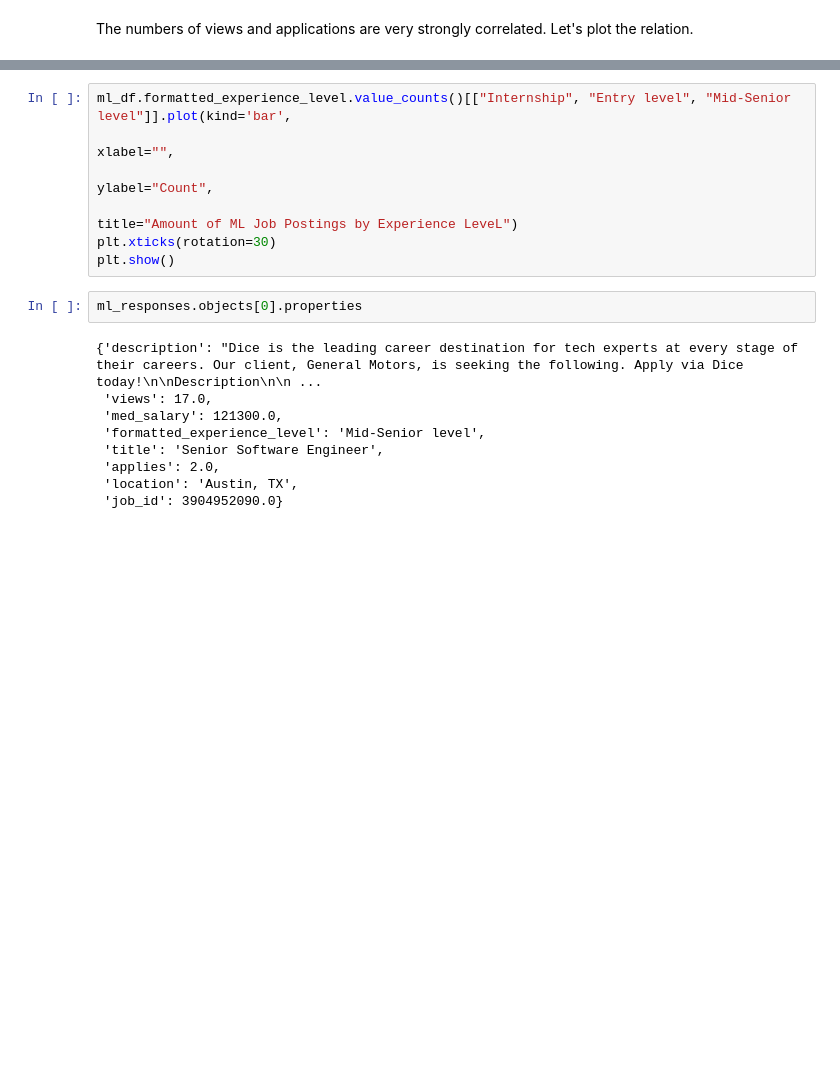
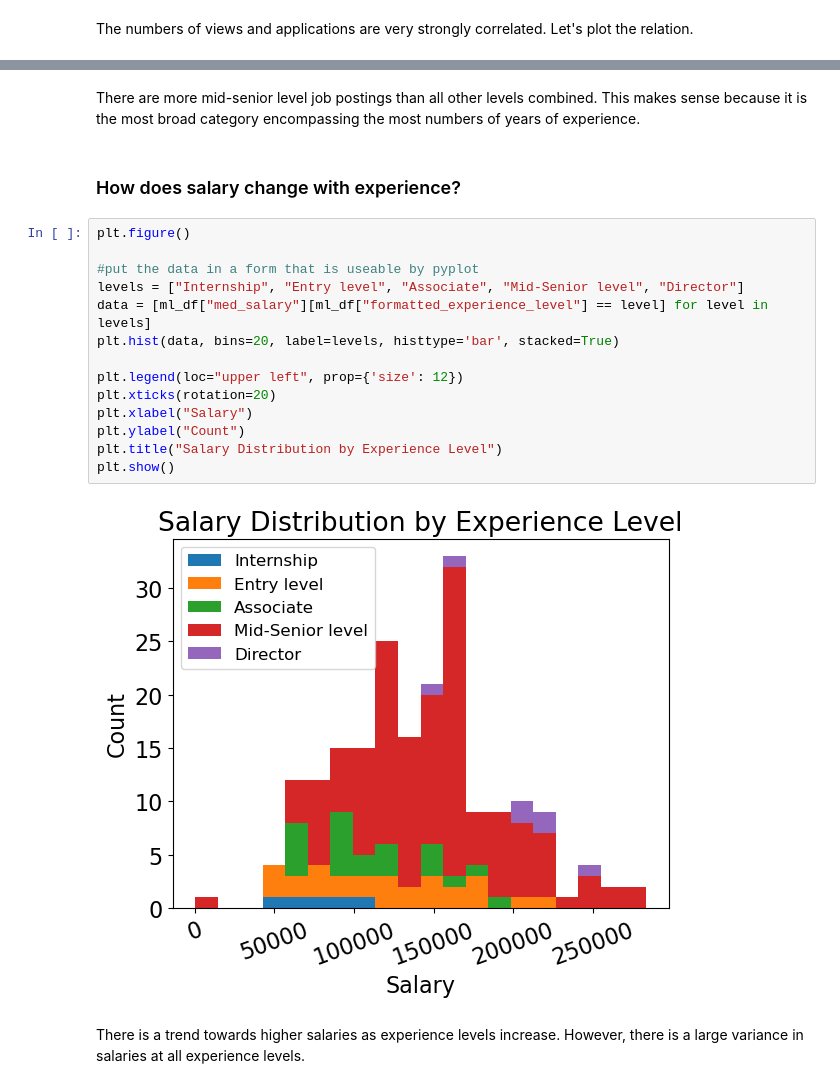
Before and after one commit to WillPugs/weaviate-application, a Jupyter notebook: workflow.ipynb, the cells around one changed output, grey strips where cells are left out. Saved outputs shown, nothing was run; the diff lists cells and outputs as text; blank space fills up the shorter version.

```diff
--- a/workflow.ipynb
+++ b/workflow.ipynb
@@ -316,18 +336,22 @@ plt.show()
-# %%
-ml_df.formatted_experience_level.value_counts()[["Internship", "Entry level", "Mid-Senior level"]].plot(kind='bar',
-                                                                                                        xlabel="",
-                                                                                                        ylabel="Count",
-                                                                                                        title="Amount of ML Job Postings by Experience LeveL")
-plt.xticks(rotation=30)
-plt.show()
-# %%
-ml_responses.objects[0].properties
-# %% [output]
-{'description': "Dice is the leading career destination for tech experts at every stage of their careers. Our client, General Motors, is seeking the following. Apply via Dice today!\n\nDescription\n\n ...
- 'views': 17.0,
- 'med_salary': 121300.0,
- 'formatted_experience_level': 'Mid-Senior level',
- 'title': 'Senior Software Engineer',
- 'applies': 2.0,
- 'location': 'Austin, TX',
- 'job_id': 3904952090.0}
+# %% [markdown]
+There are more mid-senior level job postings than all other levels combined. This makes sense because it is the most broad category encompassing the most numbers of years of experience.
+# %% [markdown]
+### How does salary change with experience?
+# %%
+plt.figure()
+
+#put the data in a form that is useable by pyplot
+levels = ["Internship", "Entry level", "Associate", "Mid-Senior level", "Director"]
+data = [ml_df["med_salary"][ml_df["formatted_experience_level"] == level] for level in levels]
+plt.hist(data, bins=20, label=levels, histtype='bar', stacked=True)
+
+plt.legend(loc="upper left", prop={'size': 12})
+plt.xticks(rotation=20)
+plt.xlabel("Salary")
+plt.ylabel("Count")
+plt.title("Salary Distribution by Experience Level")
+plt.show()
+# %% [output]
+[figure, added]
+# %% [markdown]
+There is a trend towards higher salaries as experience levels increase. However, there is a large variance in salaries at all experience levels.
```
Also changed, not shown: parts of 35 cells of this notebook.
